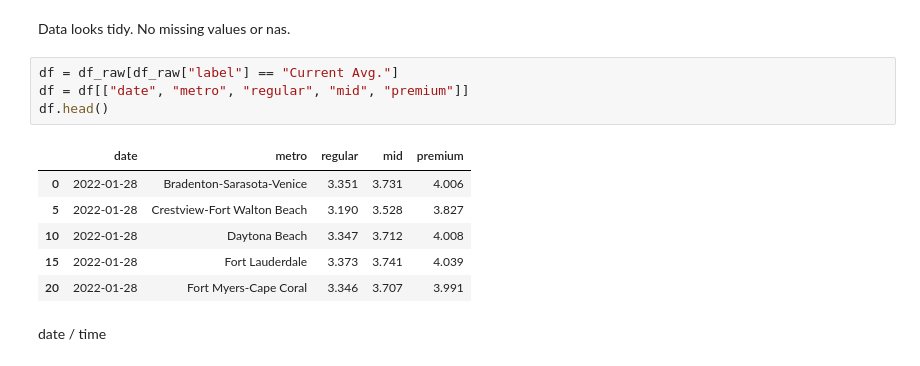
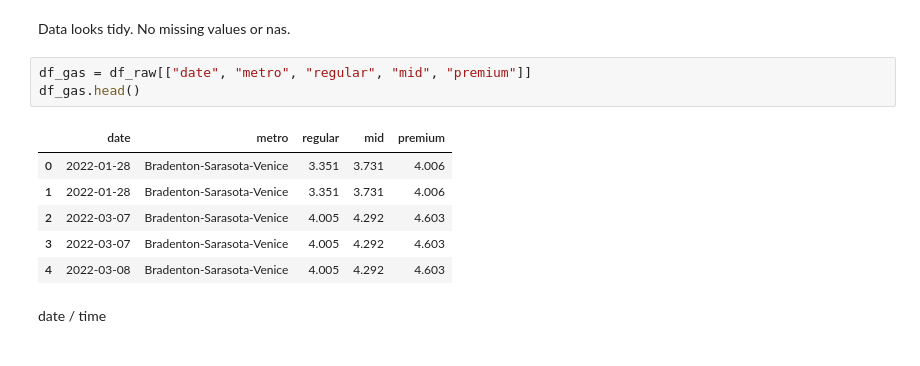
Before and after one commit to sofieappel/HurricanesAndGasPrices, a Jupyter notebook: gas_data_clean.ipynb, the cells around one changed output. Drawn from its saved outputs; the diff is of its cells as text.

```diff
--- a/gas_data_clean.ipynb
+++ b/gas_data_clean.ipynb
@@ -44,16 +46,15 @@ df_raw.isna()
 # %% [markdown]
 Data looks tidy. No missing values or nas.
 # %%
-df = df_raw[df_raw["label"] == "Current Avg."]
-df = df[["date", "metro", "regular", "mid", "premium"]]
-df.head()
+df_gas = df_raw[["date", "metro", "regular", "mid", "premium"]]
+df_gas.head()
 # %% [output]
 |  | date | metro | regular | mid | premium |
 | 0 | 2022-01-28 | Bradenton-Sarasota-Venice | 3.351 | 3.731 | 4.006 |
-| 5 | 2022-01-28 | Crestview-Fort Walton Beach | 3.190 | 3.528 | 3.827 |
-| 10 | 2022-01-28 | Daytona Beach | 3.347 | 3.712 | 4.008 |
-| 15 | 2022-01-28 | Fort Lauderdale | 3.373 | 3.741 | 4.039 |
-| 20 | 2022-01-28 | Fort Myers-Cape Coral | 3.346 | 3.707 | 3.991 |
+| 1 | 2022-01-28 | Bradenton-Sarasota-Venice | 3.351 | 3.731 | 4.006 |
+| 2 | 2022-03-07 | Bradenton-Sarasota-Venice | 4.005 | 4.292 | 4.603 |
+| 3 | 2022-03-07 | Bradenton-Sarasota-Venice | 4.005 | 4.292 | 4.603 |
+| 4 | 2022-03-08 | Bradenton-Sarasota-Venice | 4.005 | 4.292 | 4.603 |
 # %% [markdown]
 date / time
 # %%
```
Also changed, not shown: parts of 28 cells of this notebook, 1 other file.
